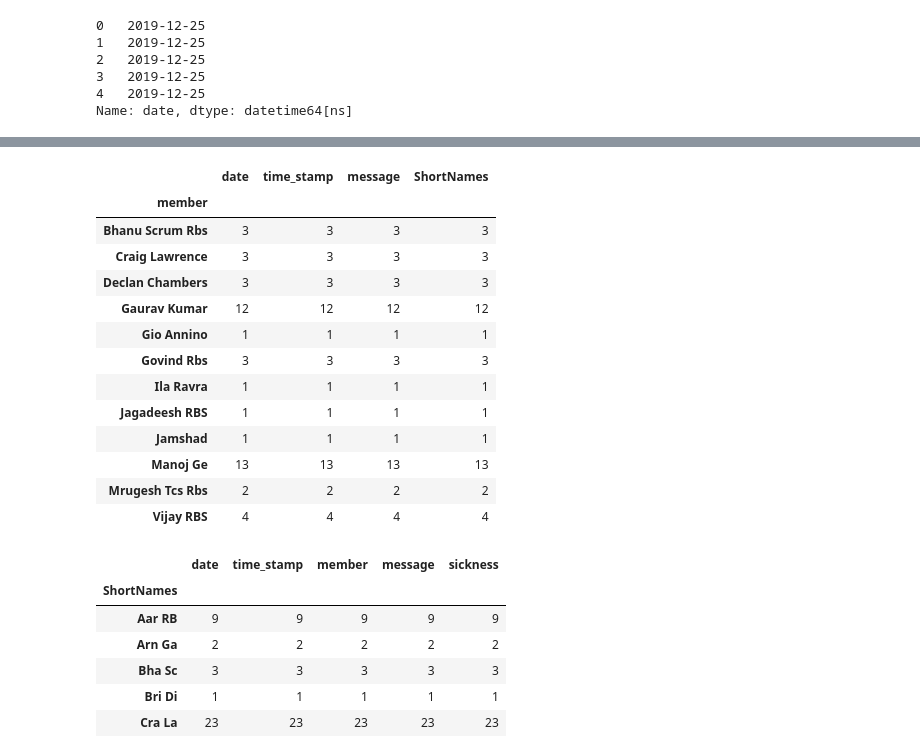
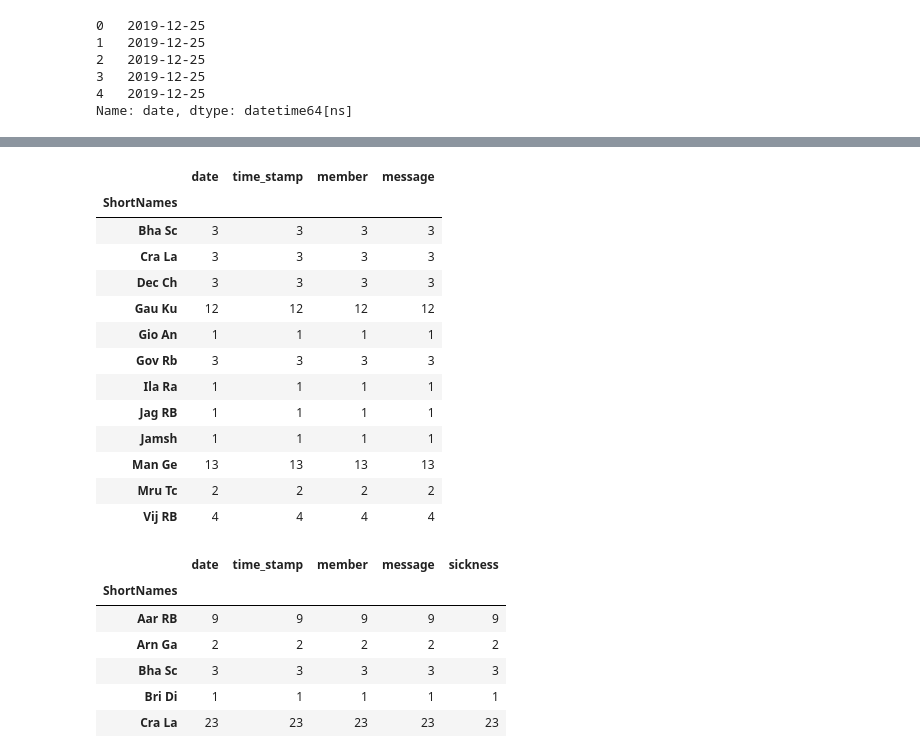
Before and after one commit to gaurav9189/whatsapp_chat_analysis, a Jupyter notebook: whatsapp_chat_analysis.ipynb, the cells around one changed output, grey strips where cells are left out. Saved outputs shown, nothing was run; the diff lists cells and outputs as text; code cells hidden in the pictures.

Commit message:
Names anonymised

```diff
--- a/whatsapp_chat_analysis.ipynb
+++ b/whatsapp_chat_analysis.ipynb
@@ -221,22 +206,22 @@ df[(df['time_stamp'] > start_time) & (df['time_stamp'] < end_time)]
 media_omiited = df[df['message']==' image omitted']
 # %%
 # Who shared the most media
-media_omiited.groupby('member').count()
+media_omiited.groupby('ShortNames').count()
 # %% [output]
-|  | date | time_stamp | message | ShortNames |
-| member |  |  |  |  |
-| Bhanu Scrum Rbs | 3 | 3 | 3 | 3 |
-| Craig Lawrence | 3 | 3 | 3 | 3 |
-| Declan Chambers | 3 | 3 | 3 | 3 |
-| Gaurav Kumar | 12 | 12 | 12 | 12 |
-| Gio Annino | 1 | 1 | 1 | 1 |
-| Govind Rbs | 3 | 3 | 3 | 3 |
-| Ila Ravra | 1 | 1 | 1 | 1 |
-| Jagadeesh RBS | 1 | 1 | 1 | 1 |
-| Jamshad | 1 | 1 | 1 | 1 |
-| Manoj Ge | 13 | 13 | 13 | 13 |
-| Mrugesh Tcs Rbs | 2 | 2 | 2 | 2 |
-| Vijay RBS | 4 | 4 | 4 | 4 |
+|  | date | time_stamp | member | message |
+| ShortNames |  |  |  |  |
+| Bha Sc | 3 | 3 | 3 | 3 |
+| Cra La | 3 | 3 | 3 | 3 |
+| Dec Ch | 3 | 3 | 3 | 3 |
+| Gau Ku | 12 | 12 | 12 | 12 |
+| Gio An | 1 | 1 | 1 | 1 |
+| Gov Rb | 3 | 3 | 3 | 3 |
+| Ila Ra | 1 | 1 | 1 | 1 |
+| Jag RB | 1 | 1 | 1 | 1 |
+| Jamsh | 1 | 1 | 1 | 1 |
+| Man Ge | 13 | 13 | 13 | 13 |
+| Mru Tc | 2 | 2 | 2 | 2 |
+| Vij RB | 4 | 4 | 4 | 4 |
 # %%
 # Define who took an off sick
 
```
Also changed, not shown: parts of 6 cells of this notebook.
